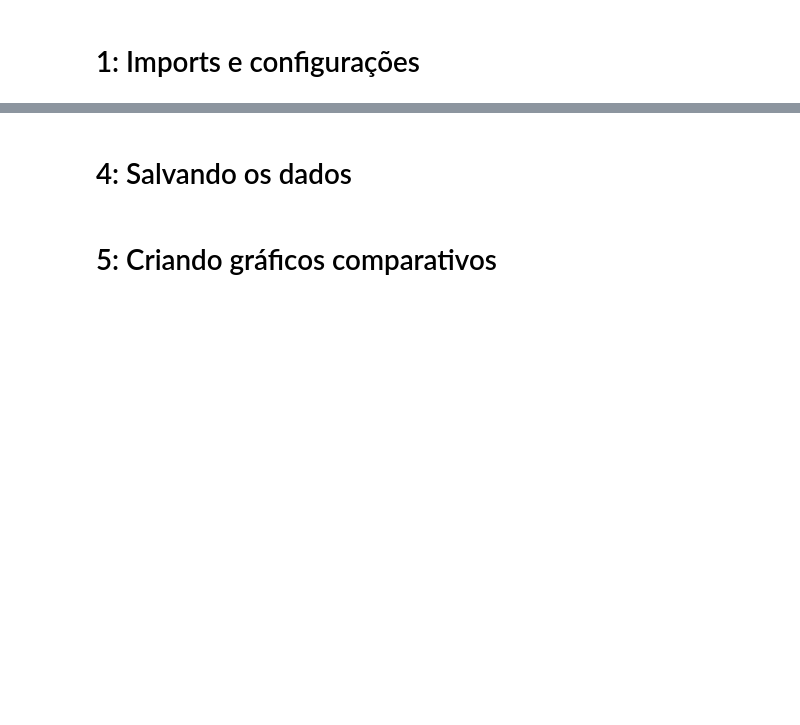
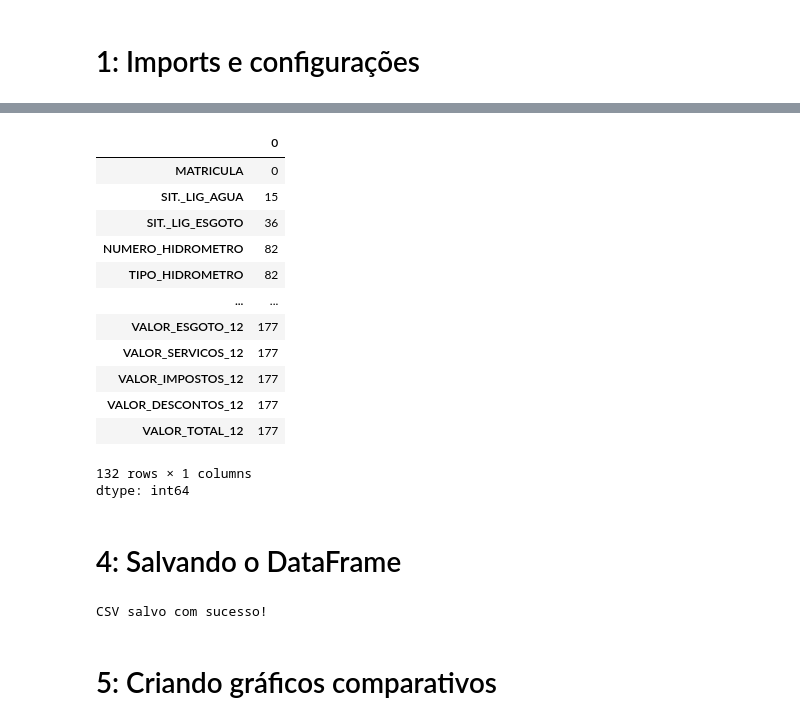
Before and after one commit to elissouza2023/sistema_agua_saneamento, a Jupyter notebook: notebooks/dados_sistema_saneamento.ipynb, the cells around one changed output, grey strips where cells are left out. Cells and saved outputs as stored; diff of their text form; code cells hidden in the pictures; blank space fills up the shorter version.

```diff
--- a/notebooks/dados_sistema_saneamento.ipynb
+++ b/notebooks/dados_sistema_saneamento.ipynb
@@ -39,4 +92,44 @@ Planilha baixada com sucesso!
+# %%
+#Padronização das colunas, todas com letras minusculas, sem espaços, substituido Ç por c e Ã para A
+df.columns = (
+    df.columns
+    .str.strip()
+    .str.upper()
+    .str.replace(' ', '_')
+    .str.replace('Ç', 'C')
+    .str.replace('Ã', 'A')
+)
+# %%
+# Verificando colunas vazias
+df.isnull().sum()
+# %% [output]
+|  | 0 |
+| MATRICULA | 0 |
+| SIT._LIG_AGUA | 15 |
+| SIT._LIG_ESGOTO | 36 |
+| NUMERO_HIDROMETRO | 82 |
+| TIPO_HIDROMETRO | 82 |
+| ... | ... |
+| VALOR_ESGOTO_12 | 177 |
+| VALOR_SERVICOS_12 | 177 |
+| VALOR_IMPOSTOS_12 | 177 |
+| VALOR_DESCONTOS_12 | 177 |
+| VALOR_TOTAL_12 | 177 |
+132 rows × 1 columns
+dtype: int64
 # %% [markdown]
-# 4: Salvando os dados
+# 4: Salvando o DataFrame
+# %%
+# Exportando a base tratada para csv
+
+df.to_csv(
+    'dados_tratados.csv',
+    index=False,
+    encoding='utf-8'
+)
+
+print("CSV salvo com sucesso!")
+# %% [output]
+CSV salvo com sucesso!
 # %% [markdown]
 # 5: Criando gráficos comparativos
```
Also changed, not shown: parts of 9 cells of this notebook, 2 other files.
